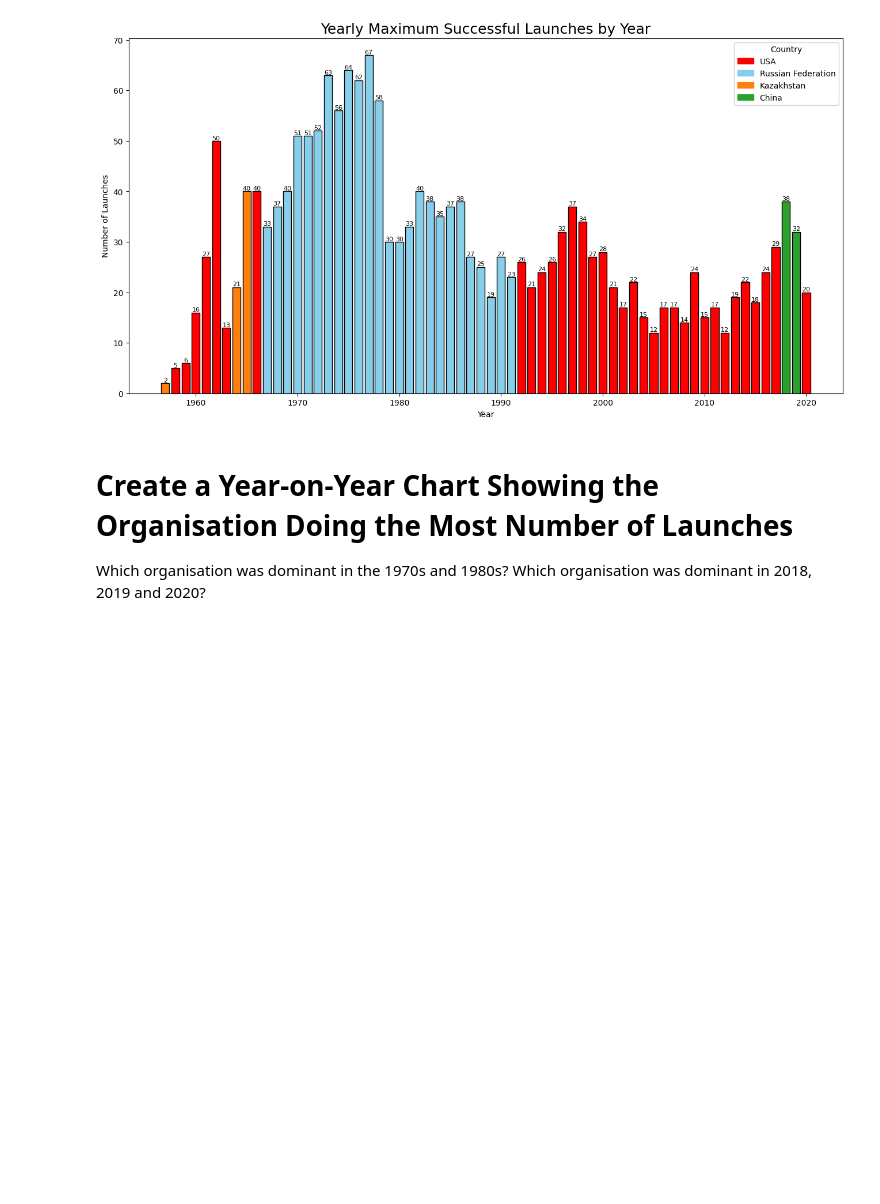
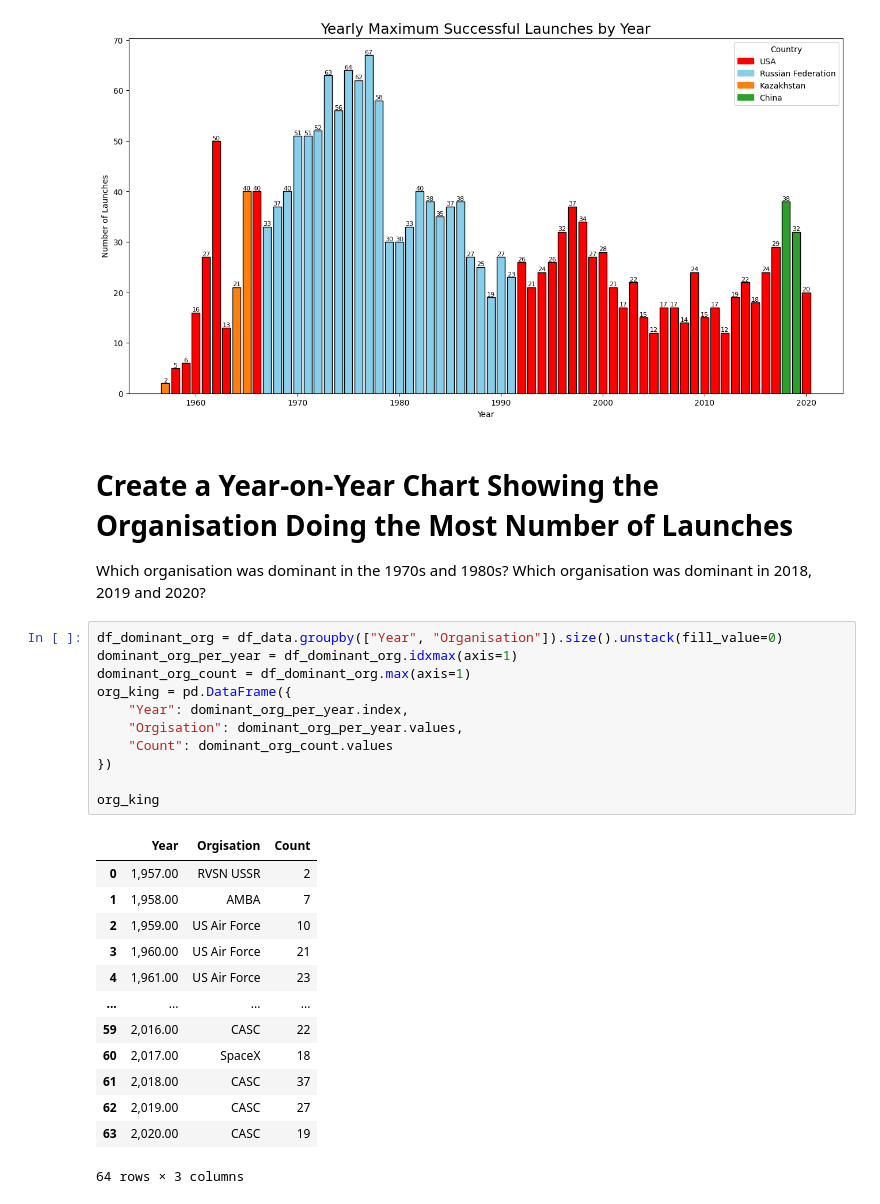
Before and after one commit to chgwyellow/Analyse---Visualise-the-Space-Race, a Jupyter notebook: Space_Missions_Analysis.ipynb, the cells around one changed output. Drawn from its saved outputs; the diff is of its cells as text; blank space fills up the shorter version.

```diff
--- a/Space_Missions_Analysis.ipynb
+++ b/Space_Missions_Analysis.ipynb
@@ -763,3 +763,28 @@ plt.show()
 # Create a Year-on-Year Chart Showing the Organisation Doing the Most Number of Launches
 
 Which organisation was dominant in the 1970s and 1980s? Which organisation was dominant in 2018, 2019 and 2020?
+# %%
+df_dominant_org = df_data.groupby(["Year", "Organisation"]).size().unstack(fill_value=0)
+dominant_org_per_year = df_dominant_org.idxmax(axis=1)
+dominant_org_count = df_dominant_org.max(axis=1)
+org_king = pd.DataFrame({
+    "Year": dominant_org_per_year.index,
+    "Orgisation": dominant_org_per_year.values,
+    "Count": dominant_org_count.values
+})
+
+org_king
+# %% [output]
+|  | Year | Orgisation | Count |
+| 0 | 1,957.00 | RVSN USSR | 2 |
+| 1 | 1,958.00 | AMBA | 7 |
+| 2 | 1,959.00 | US Air Force | 10 |
+| 3 | 1,960.00 | US Air Force | 21 |
+| 4 | 1,961.00 | US Air Force | 23 |
+| ... | ... | ... | ... |
+| 59 | 2,016.00 | CASC | 22 |
+| 60 | 2,017.00 | SpaceX | 18 |
+| 61 | 2,018.00 | CASC | 37 |
+| 62 | 2,019.00 | CASC | 27 |
+| 63 | 2,020.00 | CASC | 19 |
+64 rows × 3 columns
```
Also changed, not shown: parts of 3 cells of this notebook.
